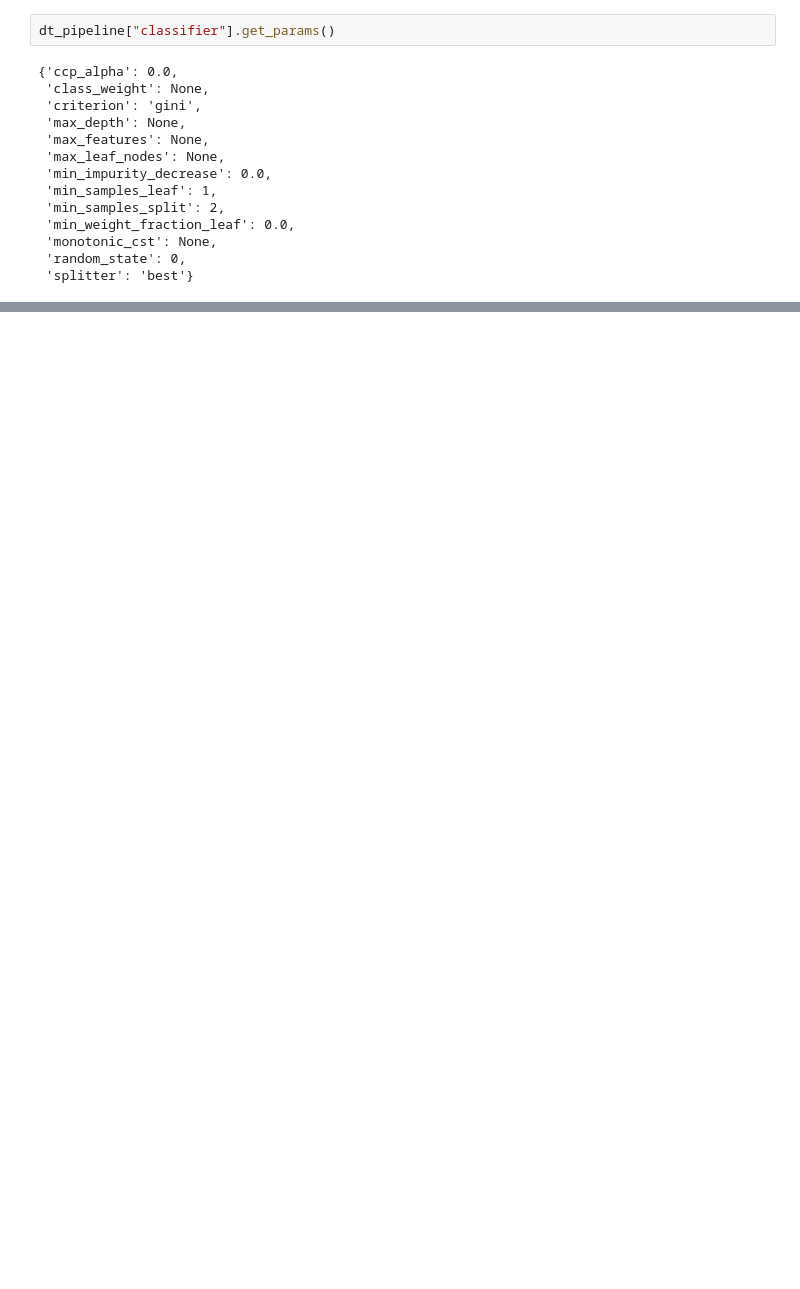
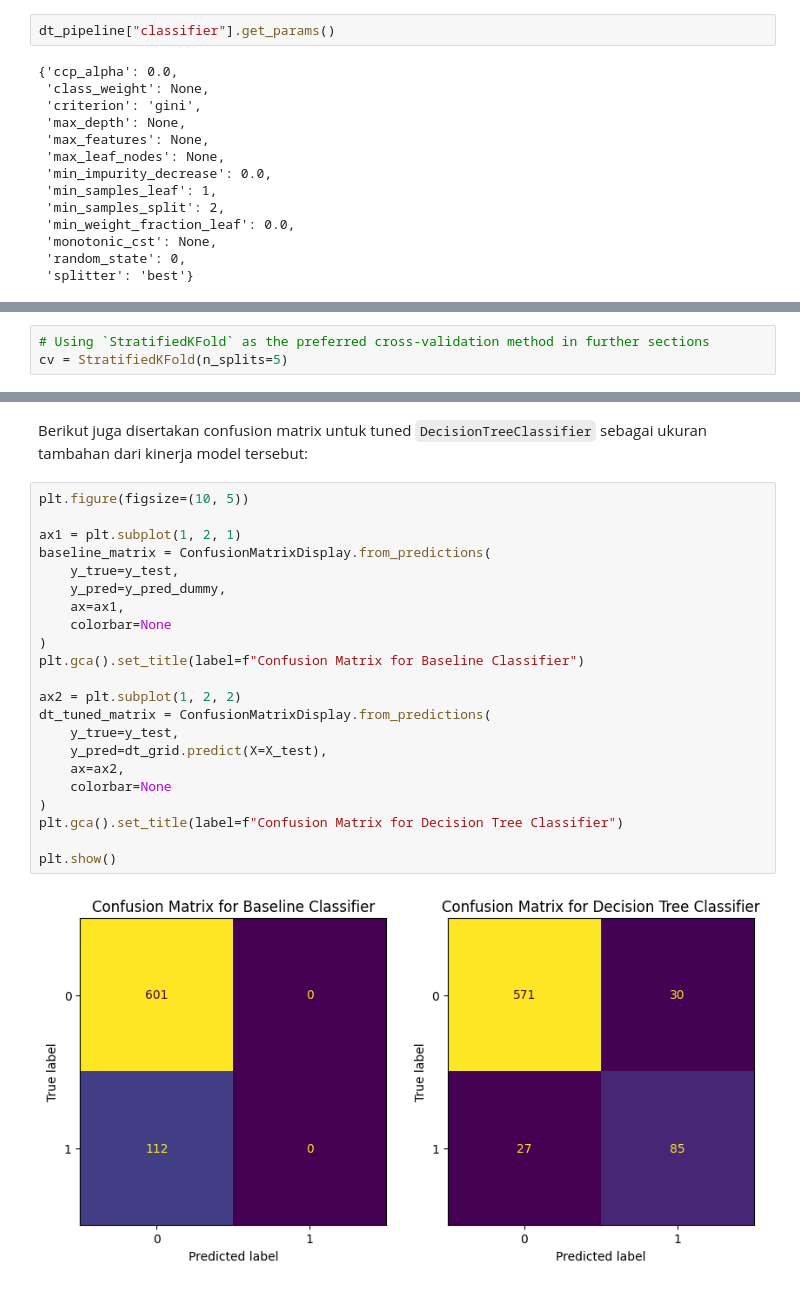
Before and after one commit to garudapaksi-yusuf/Iranian_Telecom_Churn, a Jupyter notebook: notebook/3. Data Modeling.ipynb, the cells around one changed output, grey strips where cells are left out. Drawn from its saved outputs; the diff is of its cells as text; blank space fills up the shorter version.

```diff
--- a/notebook/3. Data Modeling.ipynb
+++ b/notebook/3. Data Modeling.ipynb
@@ -527,0 +673,3 @@ plt.show()
+# %%
+# Using `StratifiedKFold` as the preferred cross-validation method in further sections
+cv = StratifiedKFold(n_splits=5)
@@ -576,0 +779,26 @@ pd.DataFrame(
+# %% [markdown]
+Berikut juga disertakan confusion matrix untuk tuned `DecisionTreeClassifier` sebagai ukuran tambahan dari kinerja model tersebut:
+# %%
+plt.figure(figsize=(10, 5))
+
+ax1 = plt.subplot(1, 2, 1)
+baseline_matrix = ConfusionMatrixDisplay.from_predictions(
+    y_true=y_test,
+    y_pred=y_pred_dummy,
+    ax=ax1,
+    colorbar=None
+)
+plt.gca().set_title(label=f"Confusion Matrix for Baseline Classifier")
+
+ax2 = plt.subplot(1, 2, 2)
+dt_tuned_matrix = ConfusionMatrixDisplay.from_predictions(
+    y_true=y_test,
+    y_pred=dt_grid.predict(X=X_test),
+    ax=ax2,
+    colorbar=None
+)
+plt.gca().set_title(label=f"Confusion Matrix for Decision Tree Classifier")
+
+plt.show()
+# %% [output]
+[figure, added]
```
Also changed, not shown: parts of 60 cells of this notebook.
